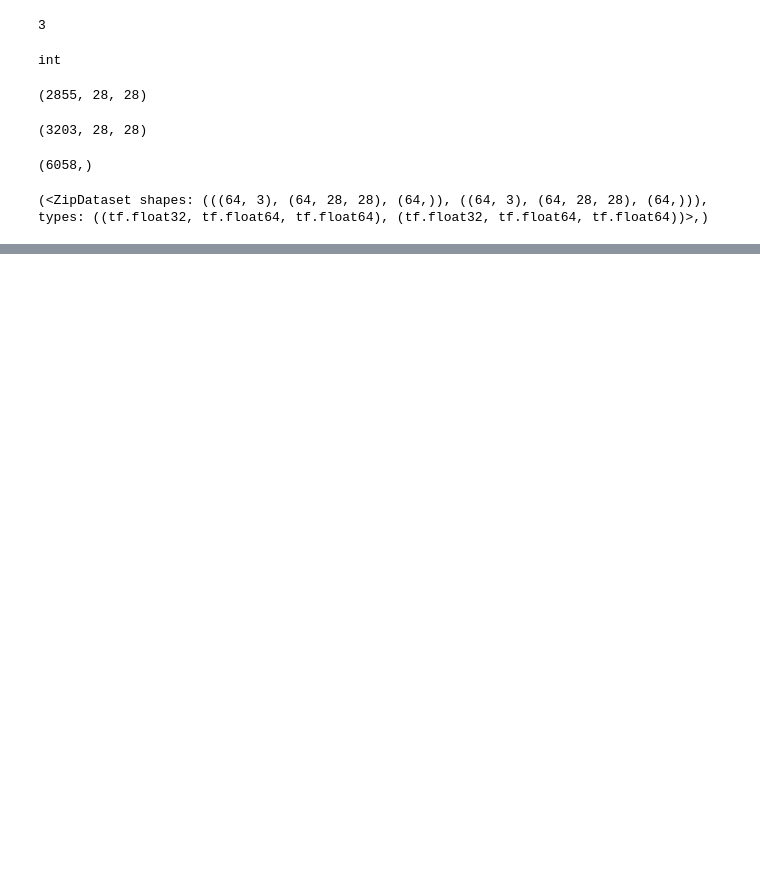
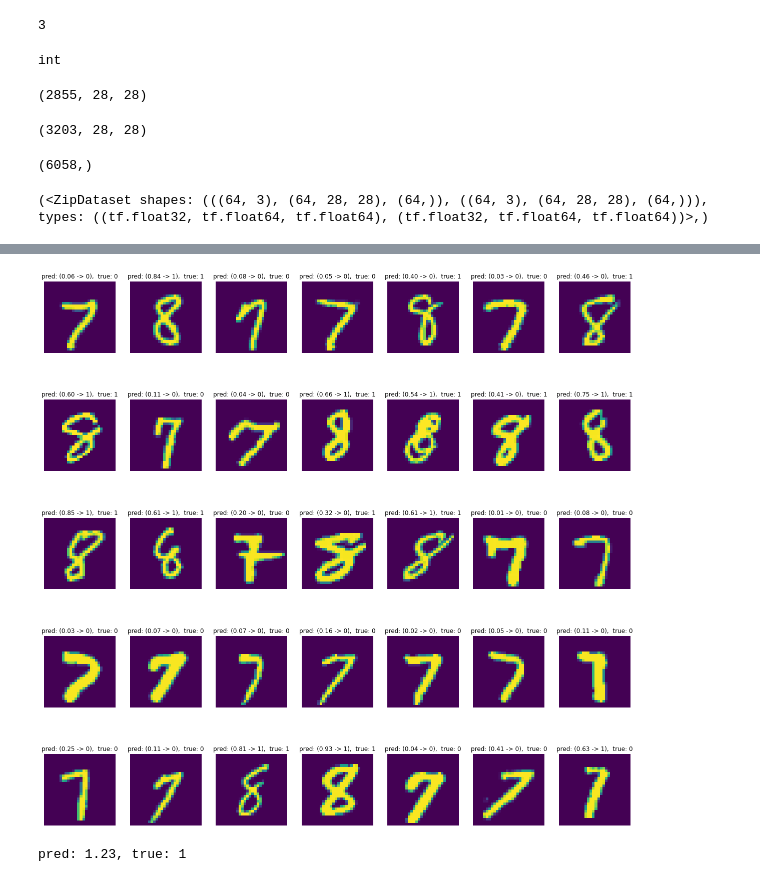
Before and after one commit to anloehr-1097/LUSI_bt, a Jupyter notebook: Demo_06052022.ipynb, the cells around one changed output, grey strips where cells are left out. Cells and saved outputs as stored; diff of their text form; code cells hidden in the pictures; blank space fills up the shorter version.

Commit message:
Finished visual validation function.

```diff
--- a/Demo_06052022.ipynb
+++ b/Demo_06052022.ipynb
@@ -865,6 +865,6 @@ lusi_net.evaluate(complete_data.test_data, lal.eval_metrics)
  ('Precision', <tf.Tensor: shape=(), dtype=float32, numpy=0.9170732>),
  ('Recall', <tf.Tensor: shape=(), dtype=float32, numpy=0.19301848>)]
 # %%
-lusi_net.train_correct(train_batch, num_epochs=5, train_metrics=lal.eval_metrics)
+lusi_net.train(train_batch, num_epochs=2, train_metrics=lal.eval_metrics)
 # %% [output]
 Start of epoch 0
@@ -939,0 +952,2 @@ btch
+# %%
+vis_data = (x_test, y_test, np.round(lusi_net.predict(x_test), decimals=2))
@@ -939,0 +964,8 @@ btch
+# %%
+lusi_periphery.visual_validation(35, vis_data)
+# %% [output]
+[figure, added]
+# %%
+print("pred: {:.2f}, true: {:.0f}".format(1.2344, 1.0))
+# %% [output]
+pred: 1.23, true: 1
```
Also changed, not shown: parts of 7 cells of this notebook, 1 other file.
